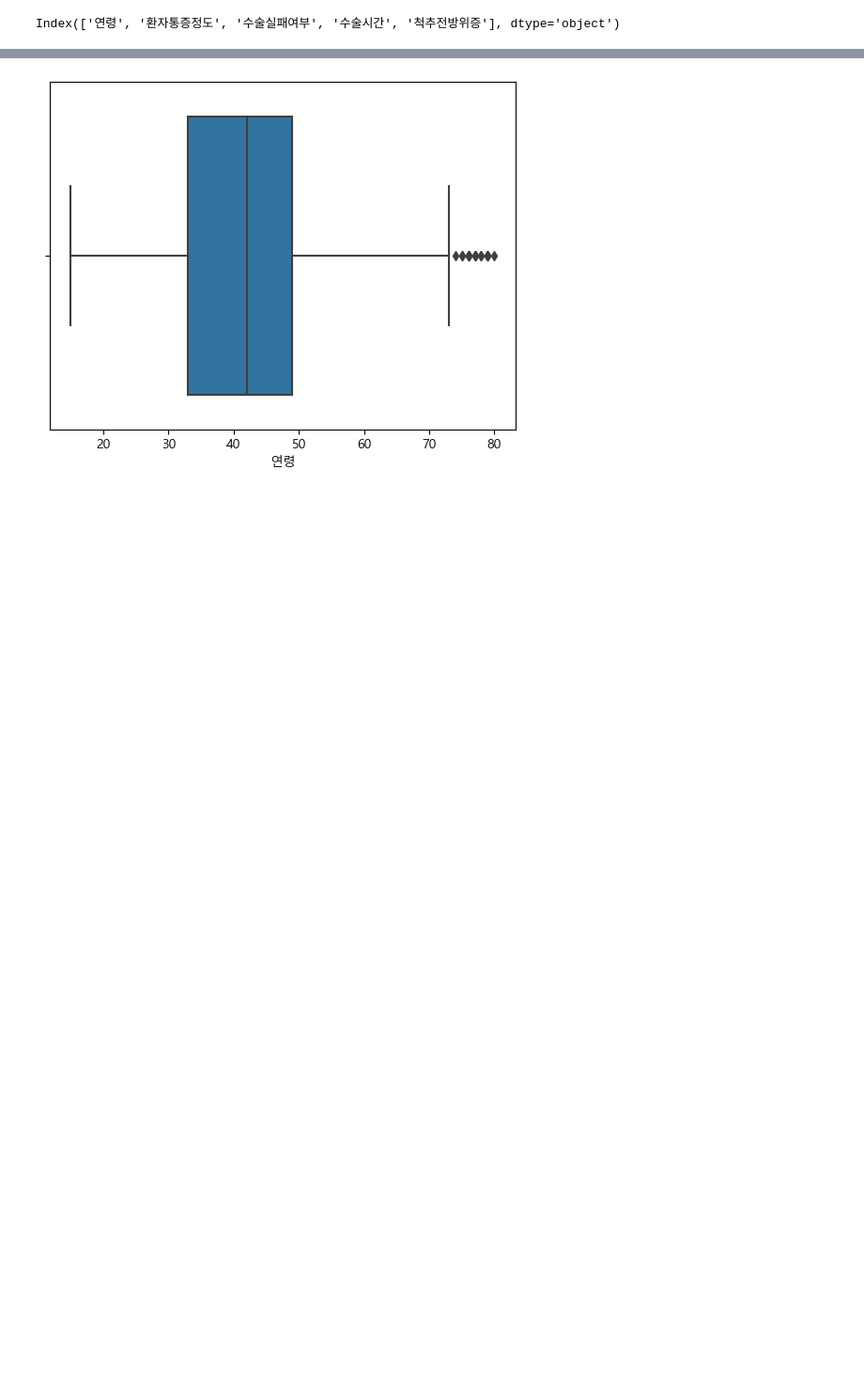
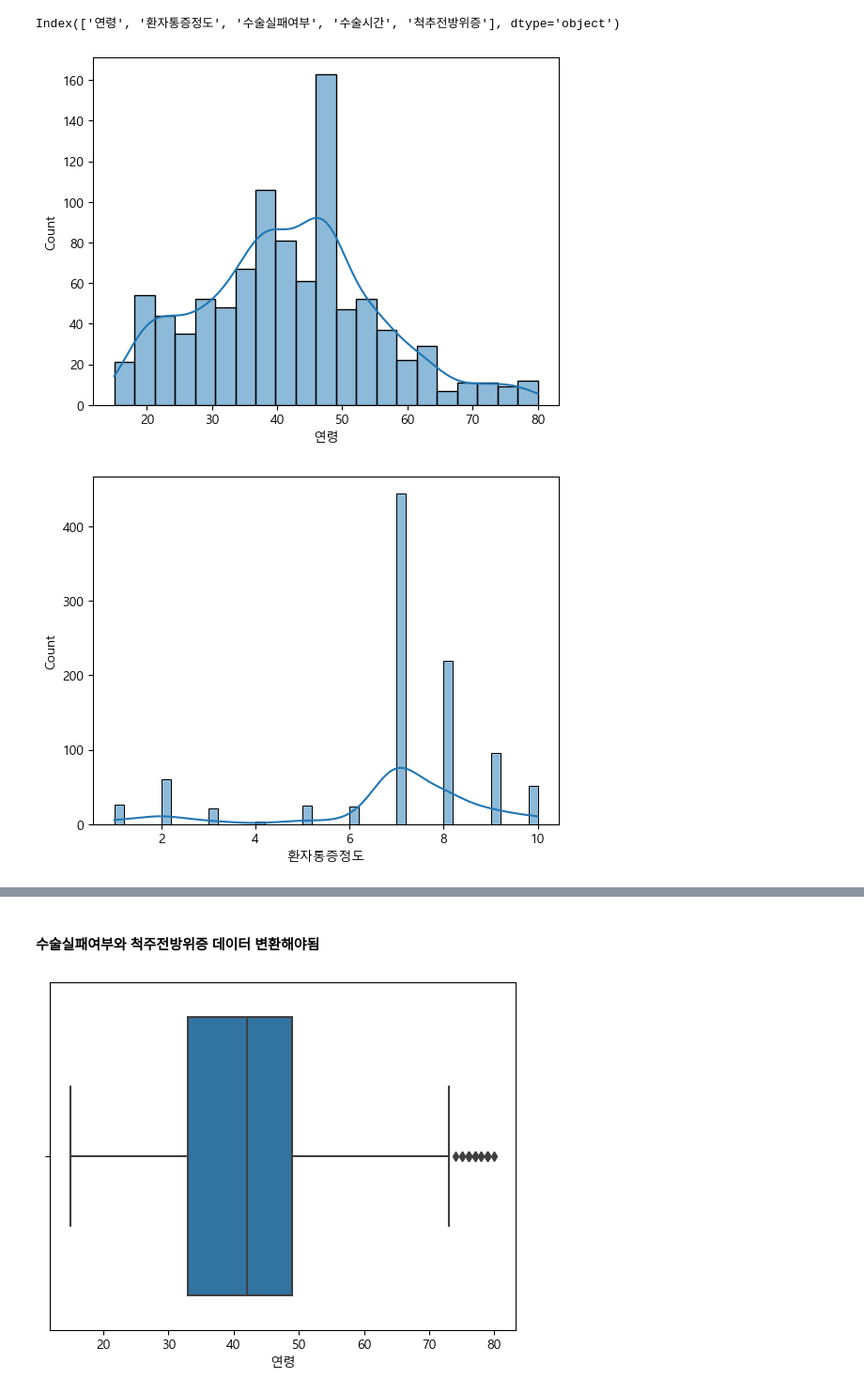
Before and after one commit to GabaeOh/study_data_analytics, a Jupyter notebook: codes/DDA/RecurrenceOfSurgery_Doctors_DDA.ipynb, the cells around one changed output, grey strips where cells are left out. Shown at 94% size. Cells and saved outputs as stored; diff of their text form; code cells hidden in the pictures; blank space fills up the shorter version.

```diff
--- a/codes/DDA/RecurrenceOfSurgery_Doctors_DDA.ipynb
+++ b/codes/DDA/RecurrenceOfSurgery_Doctors_DDA.ipynb
@@ -153,6 +153,14 @@ plt.show()
 # %% [output]
 [figure]
 # %%
-df_ROS_Q_M.describe().columns #연속형 확인
+continous_list = df_ROS_Q_M.describe().columns #연속형 확인
+continous_list
 # %% [output]
 Index(['연령', '환자통증정도', '수술실패여부', '수술시간', '척추전방위증'], dtype='object')
+# %%
+for  continous in continous_list :
+    sns.histplot(data=df_ROS_Q_M, x=continous, kde=True) # 연속형 histplot그래프 사용
+    plt.show()
+# %% [output]
+[figure, added]
+[figure, added]
@@ -159,3 +170,5 @@ Index(['연령', '환자통증정도', '수술실패여부', '수술시간', '
+# %% [markdown]
+#### 수술실패여부와 척주전방위증 데이터 변환해야됨
 # %%
 sns.boxplot(data=df_ROS_Q_M, x='연령')
 plt.show()
```
Also changed, not shown: parts of 5 cells of this notebook, 4 other files.
